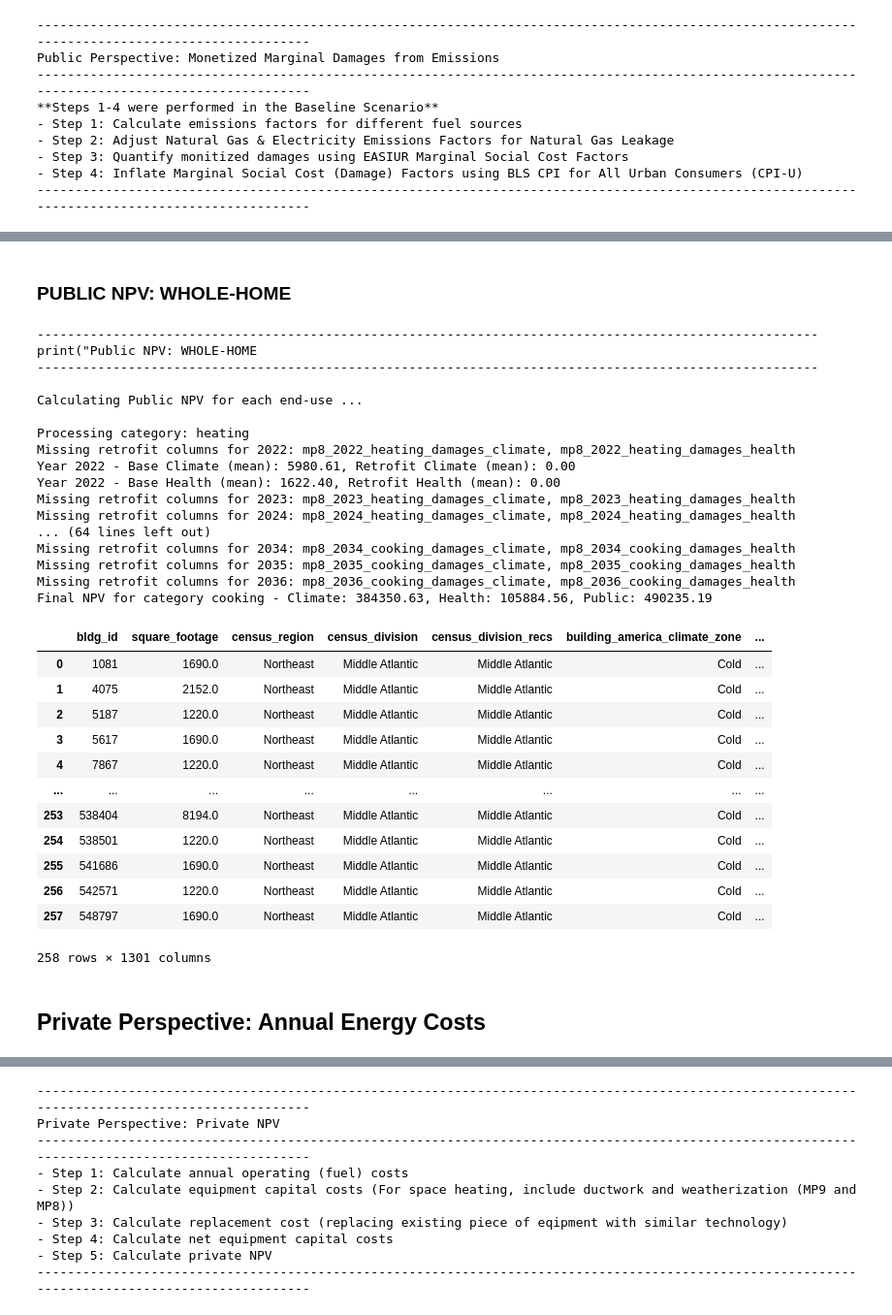
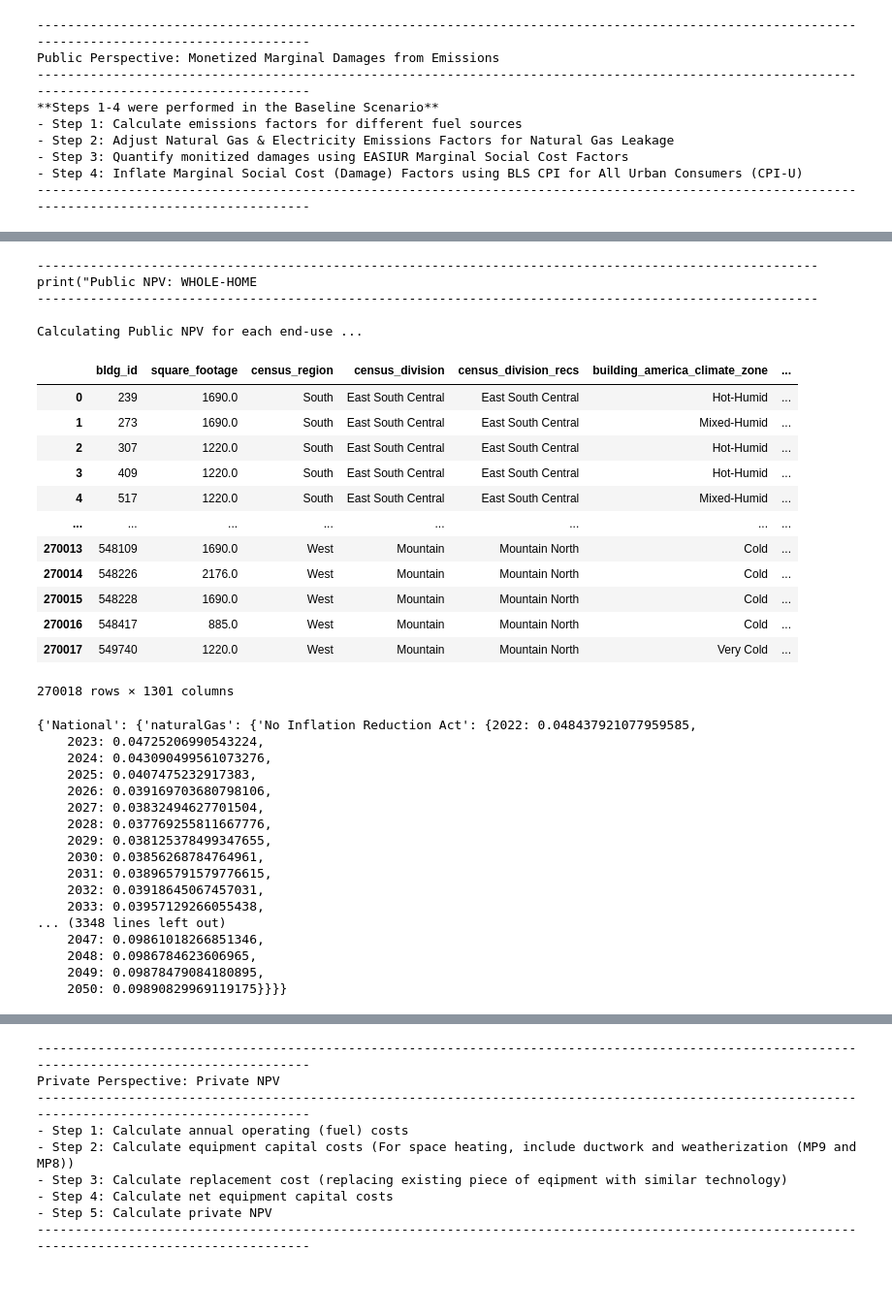
Before and after one commit to jordan-joseph126/cmu-tare-model, a Jupyter notebook: tare_model_scenario_retrofit_basic_v3.2.ipynb, the cells around one changed output, grey strips where cells are left out. Shown at 97% size. Cells and saved outputs as stored; diff of their text form; code cells hidden in the pictures; blank space fills up the shorter version.

```diff
--- a/tare_model_scenario_retrofit_basic_v3.2.ipynb
+++ b/tare_model_scenario_retrofit_basic_v3.2.ipynb
@@ -728,14 +308,17 @@ iraRef_damages_electricity_lookup
 # %%
 print("""
+-------------------------------------------------------------------------------------------------------
+Step 5: Calculate End-use specific marginal damages
+-------------------------------------------------------------------------------------------------------
 -------------------------------------------------------------------------------------------------------
 Post-Retrofit (MP) Marginal Damages: WHOLE-HOME
 -------------------------------------------------------------------------------------------------------
 """)
 
-# calculate_marginal_damages(df, grid_decarb, scenario, emis_fossilFuel_lookup, damages_electricity_lookup)
+# calculate_marginal_damages(df, menu_mp, policy_scenario)
 df_euss_am_mp8_home = calculate_marginal_damages(df=df_euss_am_mp8_home,
                                                  menu_mp=menu_mp,
-                                                 policy_scenario='AEO2023 Reference Case',
+                                                 policy_scenario='No Inflation Reduction Act',
                                                  )
 df_euss_am_mp8_home
 # %% [output]
@@ -767,2 +348,0 @@ End-use category: cooking
-# %% [markdown]
-### PUBLIC NPV: WHOLE-HOME
@@ -889,48 +349,55 @@ def calculate_lifetime_damages_gridDecarb(df_copy, menu_mp, equipment_specs, int
 # %%
 print("""
 -------------------------------------------------------------------------------------------------------
 print("Public NPV: WHOLE-HOME
 -------------------------------------------------------------------------------------------------------
 """)
 
 print("Calculating Public NPV for each end-use ...")
-# calculate_public_npv(df, menu_mp, interest_rate=0.02, grid_decarb=False)
+# calculate_public_npv(df, menu_mp, policy_scenario, equipment_specs, interest_rate=0.02)
 df_euss_am_mp8_home = calculate_public_npv(df=df_euss_am_mp8_home,
                                            menu_mp=menu_mp,
+                                           policy_scenario='No Inflation Reduction Act',
+                                           equipment_specs=equipment_specs,
                                            interest_rate=0.02,
-                                           grid_decarb=False,
                                            )
 df_euss_am_mp8_home
 # %% [output]
 -------------------------------------------------------------------------------------------------------
 print("Public NPV: WHOLE-HOME
 -------------------------------------------------------------------------------------------------------
 
 Calculating Public NPV for each end-use ...
-
-Processing category: heating
-Missing retrofit columns for 2022: mp8_2022_heating_damages_climate, mp8_2022_heating_damages_health
-Year 2022 - Base Climate (mean): 5980.61, Retrofit Climate (mean): 0.00
-Year 2022 - Base Health (mean): 1622.40, Retrofit Health (mean): 0.00
-Missing retrofit columns for 2023: mp8_2023_heating_damages_climate, mp8_2023_heating_damages_health
-Missing retrofit columns for 2024: mp8_2024_heating_damages_climate, mp8_2024_heating_damages_health
-... (64 lines left out)
-Missing retrofit columns for 2034: mp8_2034_cooking_damages_climate, mp8_2034_cooking_damages_health
-Missing retrofit columns for 2035: mp8_2035_cooking_damages_climate, mp8_2035_cooking_damages_health
-Missing retrofit columns for 2036: mp8_2036_cooking_damages_climate, mp8_2036_cooking_damages_health
-Final NPV for category cooking - Climate: 384350.63, Health: 105884.56, Public: 490235.19
 |  | bldg_id | square_footage | census_region | census_division | census_division_recs | building_america_climate_zone | ... |
-| 0 | 1081 | 1690.0 | Northeast | Middle Atlantic | Middle Atlantic | Cold | ... |
-| 1 | 4075 | 2152.0 | Northeast | Middle Atlantic | Middle Atlantic | Cold | ... |
-| 2 | 5187 | 1220.0 | Northeast | Middle Atlantic | Middle Atlantic | Cold | ... |
-| 3 | 5617 | 1690.0 | Northeast | Middle Atlantic | Middle Atlantic | Cold | ... |
-| 4 | 7867 | 1220.0 | Northeast | Middle Atlantic | Middle Atlantic | Cold | ... |
+| 0 | 239 | 1690.0 | South | East South Central | East South Central | Hot-Humid | ... |
+| 1 | 273 | 1690.0 | South | East South Central | East South Central | Mixed-Humid | ... |
+| 2 | 307 | 1220.0 | South | East South Central | East South Central | Hot-Humid | ... |
+| 3 | 409 | 1220.0 | South | East South Central | East South Central | Hot-Humid | ... |
+| 4 | 517 | 1220.0 | South | East South Central | East South Central | Mixed-Humid | ... |
 | ... | ... | ... | ... | ... | ... | ... | ... |
-| 253 | 538404 | 8194.0 | Northeast | Middle Atlantic | Middle Atlantic | Cold | ... |
-| 254 | 538501 | 1220.0 | Northeast | Middle Atlantic | Middle Atlantic | Cold | ... |
-| 255 | 541686 | 1690.0 | Northeast | Middle Atlantic | Middle Atlantic | Cold | ... |
-| 256 | 542571 | 1220.0 | Northeast | Middle Atlantic | Middle Atlantic | Cold | ... |
-| 257 | 548797 | 1690.0 | Northeast | Middle Atlantic | Middle Atlantic | Cold | ... |
+| 270013 | 548109 | 1690.0 | West | Mountain | Mountain North | Cold | ... |
+| 270014 | 548226 | 2176.0 | West | Mountain | Mountain North | Cold | ... |
+| 270015 | 548228 | 1690.0 | West | Mountain | Mountain North | Cold | ... |
+| 270016 | 548417 | 885.0 | West | Mountain | Mountain North | Cold | ... |
+| 270017 | 549740 | 1220.0 | West | Mountain | Mountain North | Very Cold | ... |
-258 rows × 1301 columns
+270018 rows × 1301 columns
-# %% [markdown]
-## Private Perspective: Annual Energy Costs
+# %%
+preIRA_fuel_price_lookup
+# %% [output]
+{'National': {'naturalGas': {'No Inflation Reduction Act': {2022: 0.048437921077959585,
+    2023: 0.04725206990543224,
+    2024: 0.043090499561073276,
+    2025: 0.0407475232917383,
+    2026: 0.039169703680798106,
+    2027: 0.03832494627701504,
+    2028: 0.037769255811667776,
+    2029: 0.038125378499347655,
+    2030: 0.03856268784764961,
+    2031: 0.038965791579776615,
+    2032: 0.03918645067457031,
+    2033: 0.03957129266055438,
+... (3348 lines left out)
+    2047: 0.09861018266851346,
+    2048: 0.0986784623606965,
+    2049: 0.09878479084180895,
+    2050: 0.09890829969119175}}}}
```
Also changed, not shown: parts of 83 cells of this notebook, 25 other files.
